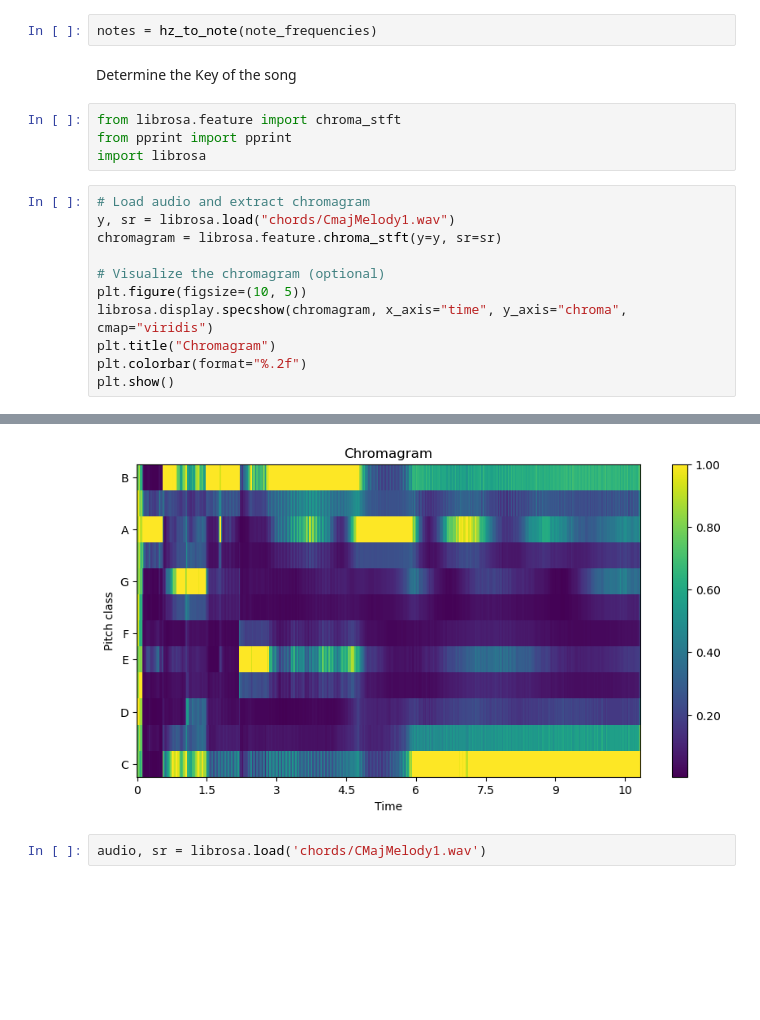
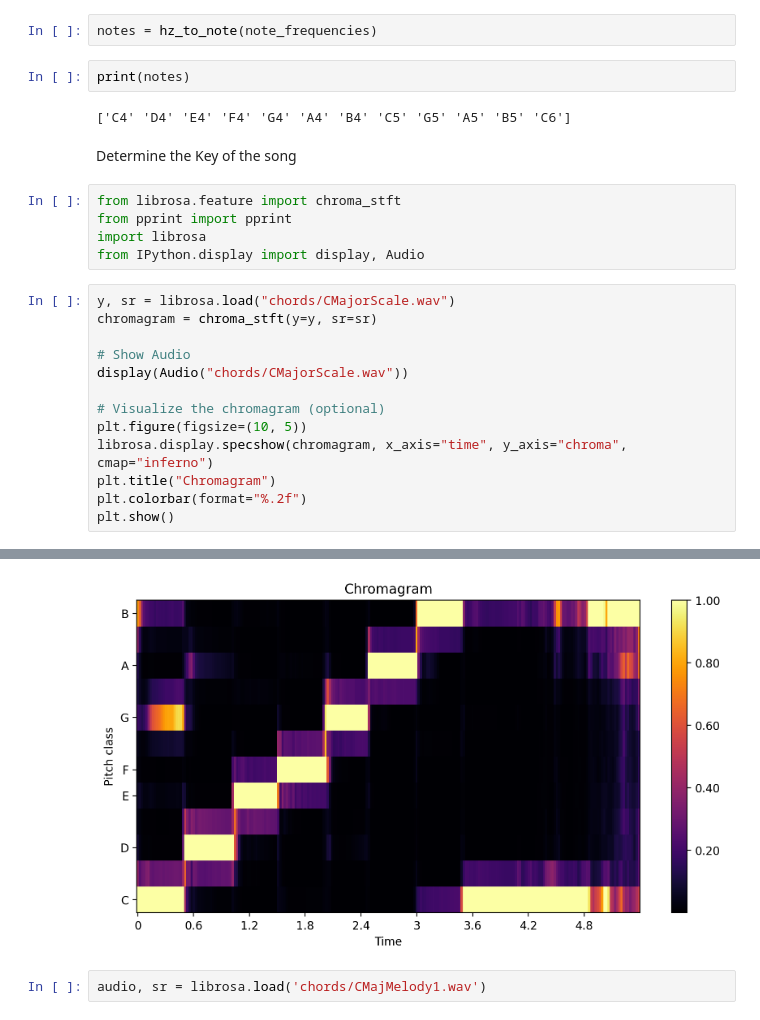
Before and after one commit to kujabes/SpaCy-Music, a Jupyter notebook: fourier_analysis.ipynb, the cells around one changed output, grey strips where cells are left out. Saved outputs shown, nothing was run; the diff lists cells and outputs as text; blank space fills up the shorter version.

```diff
--- a/fourier_analysis.ipynb
+++ b/fourier_analysis.ipynb
@@ -88,19 +89,26 @@ array([130.51983143, 195.45644961, 246.81457153, 261.40914575,
 # %%
 notes = hz_to_note(note_frequencies)
+# %%
+print(notes)
+# %% [output]
+['C4' 'D4' 'E4' 'F4' 'G4' 'A4' 'B4' 'C5' 'G5' 'A5' 'B5' 'C6']
 # %% [markdown]
 Determine the Key of the song
 # %%
 from librosa.feature import chroma_stft
 from pprint import pprint
 import librosa
+from IPython.display import display, Audio
 # %%
-# Load audio and extract chromagram
-y, sr = librosa.load("chords/CmajMelody1.wav")
-chromagram = librosa.feature.chroma_stft(y=y, sr=sr)
+y, sr = librosa.load("chords/CMajorScale.wav")
+chromagram = chroma_stft(y=y, sr=sr)
+
+# Show Audio
+display(Audio("chords/CMajorScale.wav"))
 
 # Visualize the chromagram (optional)
 plt.figure(figsize=(10, 5))
-librosa.display.specshow(chromagram, x_axis="time", y_axis="chroma", cmap="viridis")
+librosa.display.specshow(chromagram, x_axis="time", y_axis="chroma", cmap="inferno")
 plt.title("Chromagram")
 plt.colorbar(format="%.2f")
 plt.show()
@@ -108,4 +117,4 @@ plt.show()
-[figure, old version]
+[figure, new version]
 # %%
 audio, sr = librosa.load('chords/CMajMelody1.wav')
 # %%
```
Also changed, not shown: parts of 23 cells of this notebook, 22 other files.
